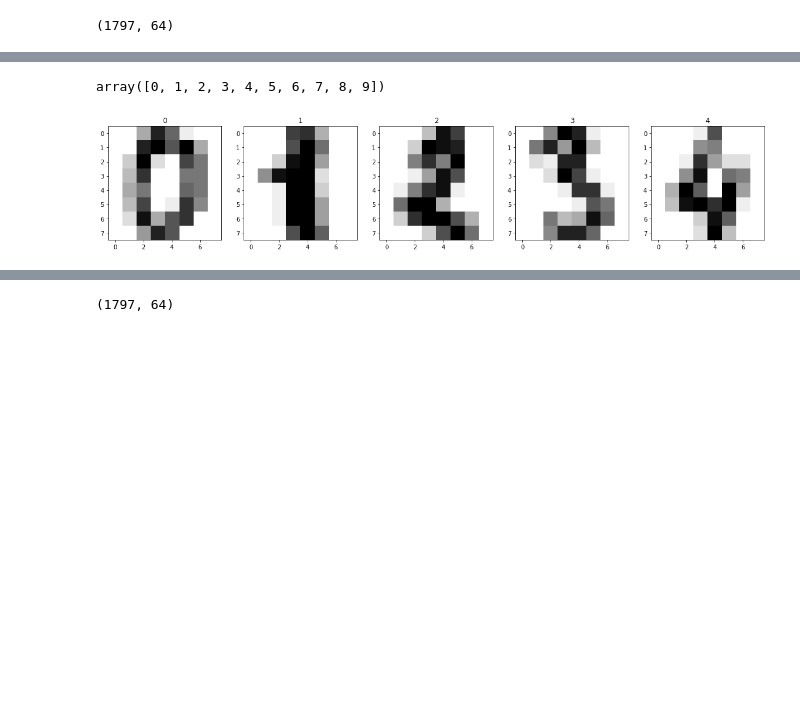
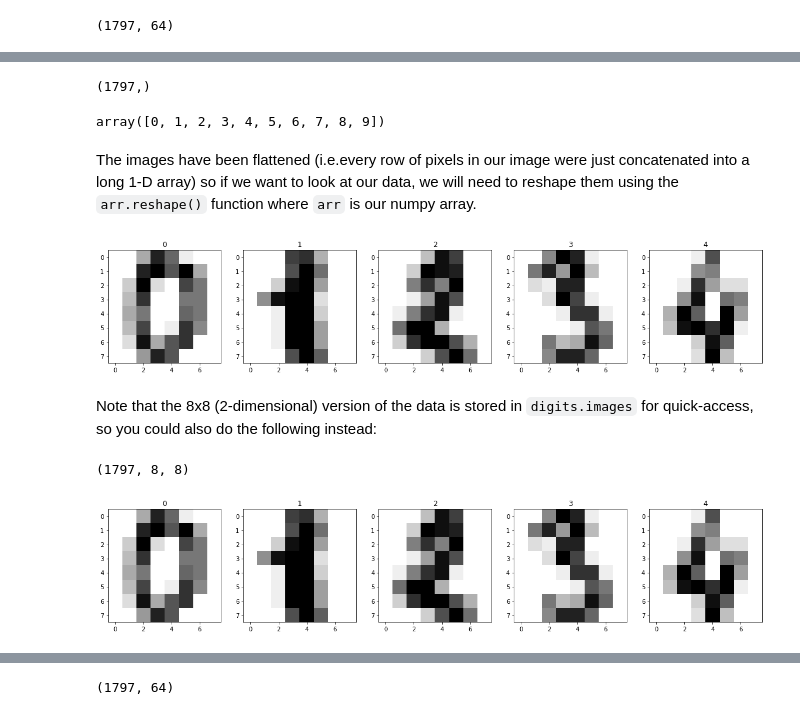
Before and after one commit to BME1478H/BME1478material, a Jupyter notebook: Lectures/week12/lesson.ipynb, the cells around one changed output, grey strips where cells are left out. Drawn from its saved outputs; the diff is of its cells as text; code cells hidden in the pictures; blank space fills up the shorter version.

```diff
--- a/Lectures/week12/lesson.ipynb
+++ b/Lectures/week12/lesson.ipynb
@@ -45,18 +87,38 @@ digits.data.shape
 # %%
+# digits.targets should be the same length as len(digits.data)
+print(digits.target.shape)
+
 # what are the digits we have the images of
 np.unique(digits.target)
 # %% [output]
-array([0, 1, 2, 3, 4, 5, 6, 7, 8, 9])
+(1797,)
+array([0, 1, 2, 3, 4, 5, 6, 7, 8, 9])
+# %% [markdown]
+The images have been flattened (i.e.every row of pixels in our image were just concatenated into a long 1-D array) so if we want to look at our data, we will need to reshape them using the `arr.reshape()` function where `arr` is our numpy array.
 # %%
 # visualize a few of the digit images (i.e. rows in the array)
 # the first 5 images/rows:
 fig, axes = plt.subplots(1,5, figsize=(20,10))
 for i,ax in enumerate(axes):
-    ax.imshow(digits.data[i].reshape(8,8), cmap='gray_r')
+    # reshape will take our 1x64 array and turn it into an 8x8 array
+    image_2d = digits.data[i].reshape(8,8)
+
+    ax.imshow(image_2d, cmap='gray_r')
     ax.set_title(digits.target[i])
-
-# note that the 8 * 8 version of the data is stored in digits.images, so you could also use
-# ax.matshow(digits.images[i], cmap='gray_r')
 # %% [output]
 [figure]
+# %% [markdown]
+Note that the 8x8 (2-dimensional) version of the data is stored in `digits.images` for quick-access, so you could also do the following instead:
+# %%
+# check the shape (images x height x width)
+print(digits.images.shape)
+
+# plot the first five images again
+fig, axes = plt.subplots(1,5, figsize=(20,10))
+for i,ax in enumerate(axes):
+    ax.imshow(digits.images[i], cmap='gray_r') # no need to reshape
+    ax.set_title(digits.target[i])
+# %% [output]
+(1797, 8, 8)
+[figure, added]
 # %% [markdown]
```
Also changed, not shown: parts of 49 cells of this notebook.
